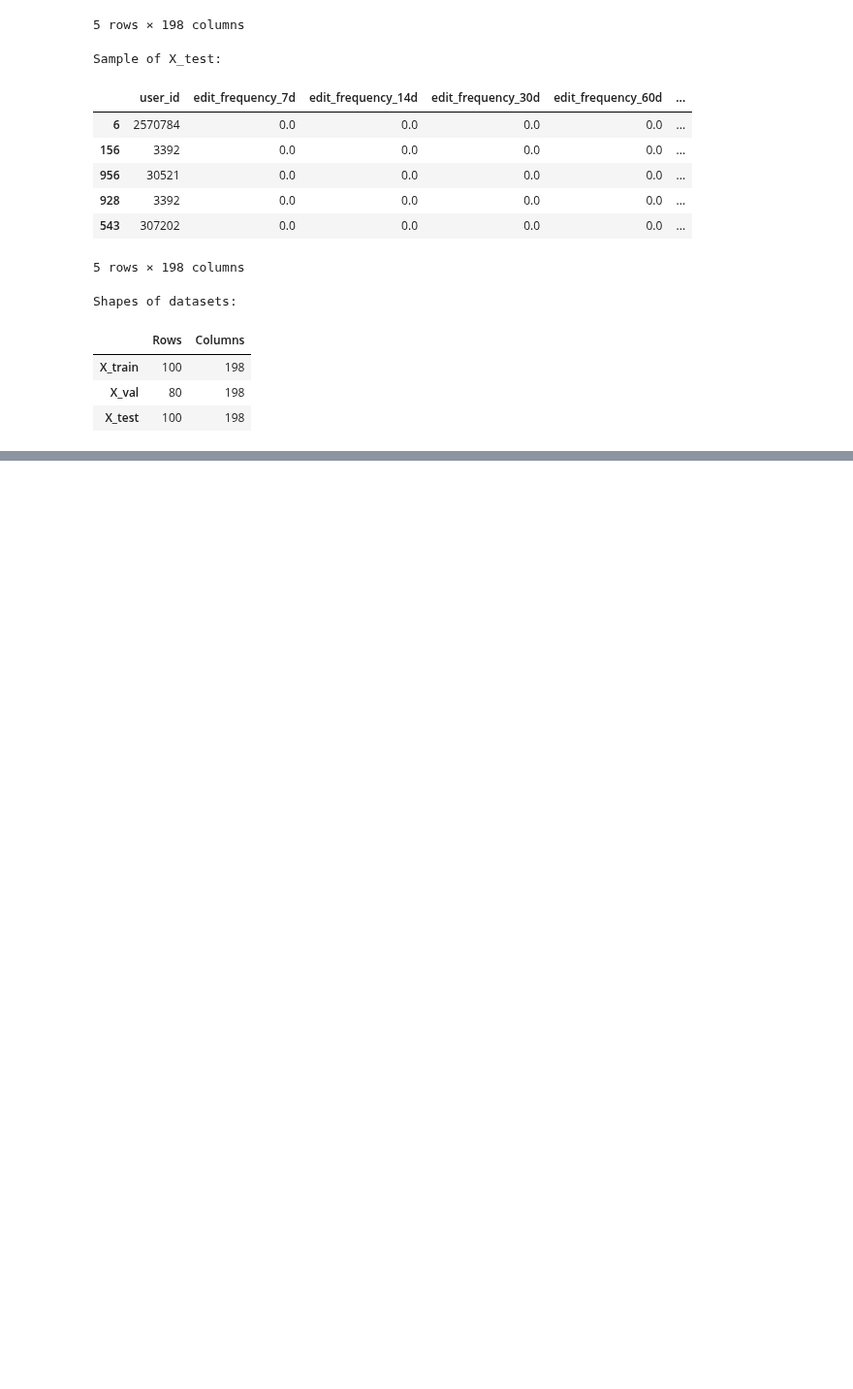
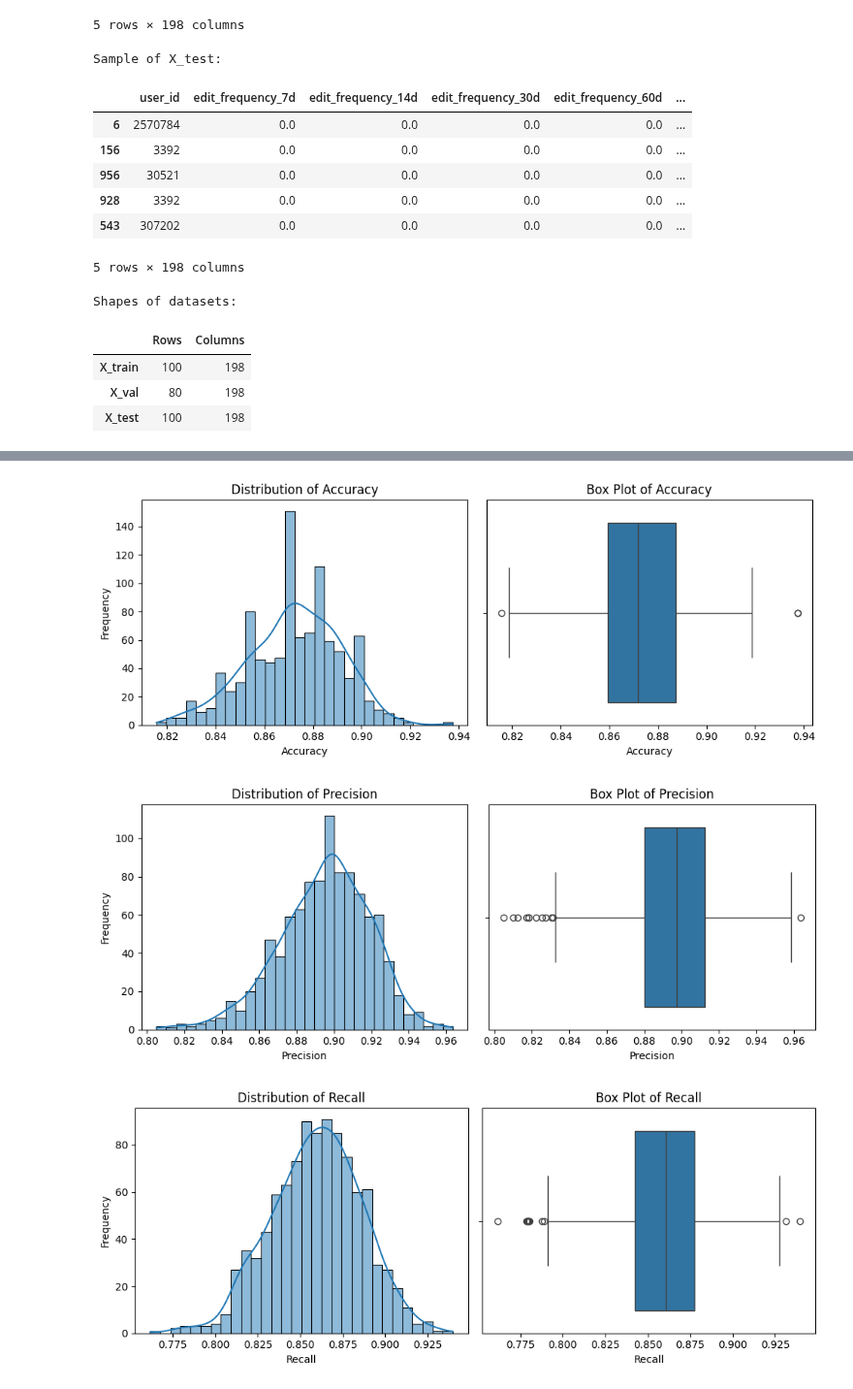
Before and after one commit to rspseshasai/vandalism_detection_osm, a Jupyter notebook: notebooks/contri.ipynb, the cells around one changed output, grey strips where cells are left out. Shown at 97% size. Cells and saved outputs as stored; diff of their text form; code cells hidden in the pictures; blank space fills up the shorter version.

Commit message:
refactor: add bootstrapping and geo evaluation code in the pipeline

```diff
--- a/notebooks/contri.ipynb
+++ b/notebooks/contri.ipynb
@@ -260,2 +265,18 @@ plot_roc_pr_curves()
 [figure]
 [figure]
+# %%
+import config
+import os
+# In your Jupyter Notebook
+import pandas as pd
+from src.bootstrap_evaluation import plot_metric_distributions
+
+# Load bootstrap metrics
+metrics_df = pd.read_csv(os.path.join(config.BOOTSTRAP_RESULTS_DIR, 'bootstrap_test_set_metrics_all_iterations.csv'))
+
+# Plot distributions
+plot_metric_distributions(metrics_df)
+# %% [output]
+[figure, added]
+[figure, added]
+[figure, added]
```
Also changed, not shown: parts of 4 cells of this notebook, 6 other files.
